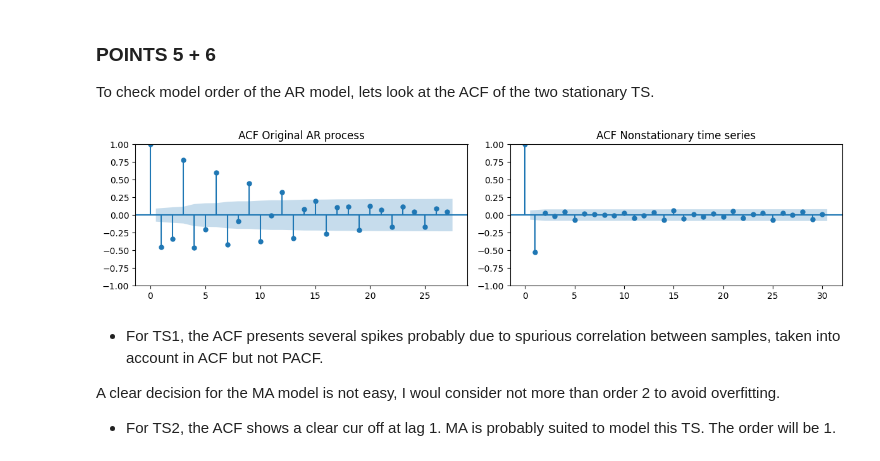
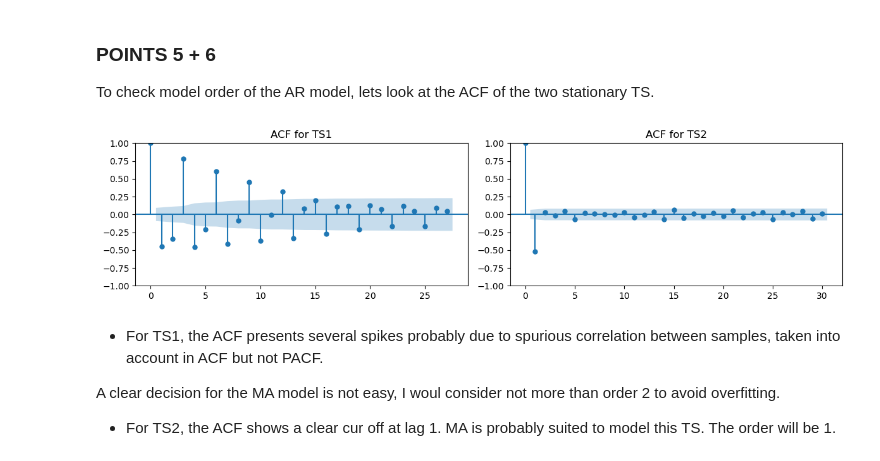
Before and after one commit to FraMaffezzoli/python-time-series-handbook, a Jupyter notebook: exercises/chapter4.ipynb, the cells around one changed output. Cells and saved outputs as stored; diff of their text form; code cells hidden in the pictures.

```diff
--- a/exercises/chapter4.ipynb
+++ b/exercises/chapter4.ipynb
@@ -233,11 +233,11 @@ MSE for TS2 obtained with an AR(4) model: 1.68
 To check model order of the AR model, lets look at the ACF of the two stationary TS.
 # %%
 _, axes = plt.subplots(1, 2, figsize=(12, 3))
-plot_acf(train_1_resid, ax=axes[0], title="ACF Original AR process")
-plot_acf(train_2_resid, ax=axes[1], title="ACF Nonstationary time series")
+plot_acf(train_1_resid, ax=axes[0], title="ACF for TS1")
+plot_acf(train_2_resid, ax=axes[1], title="ACF for TS2")
 plt.tight_layout();
 # %% [output]
-[figure, old version]
+[figure, new version]
 # %% [markdown]
 - For TS1, the ACF presents several spikes probably due to spurious correlation between samples, taken into account in ACF but not PACF.
 
```
Also changed, not shown: parts of 2 cells of this notebook, 14 other files.
